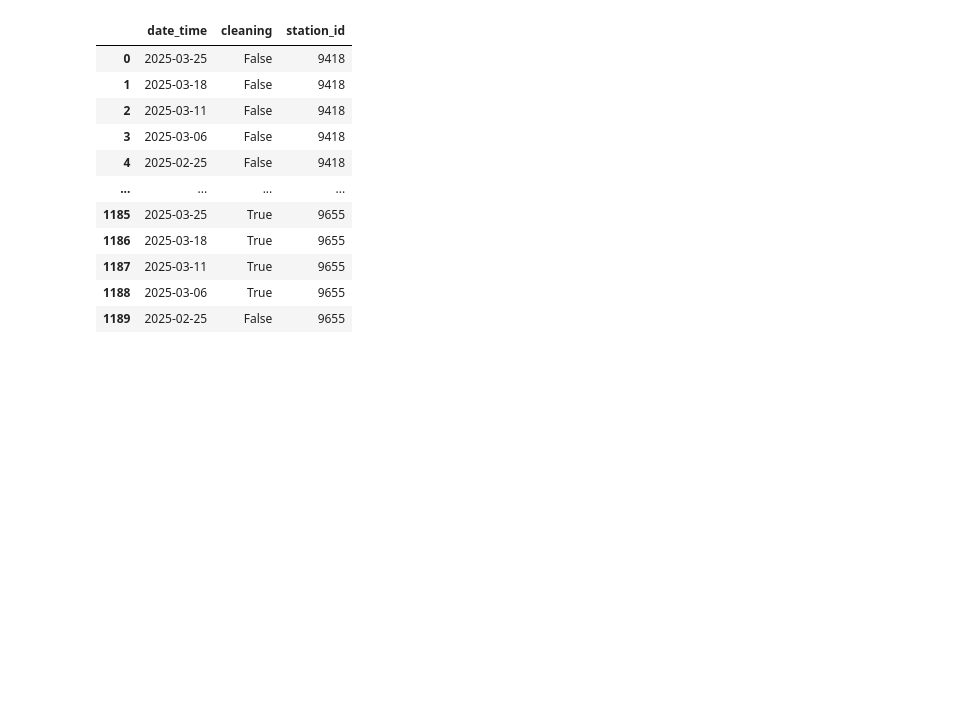
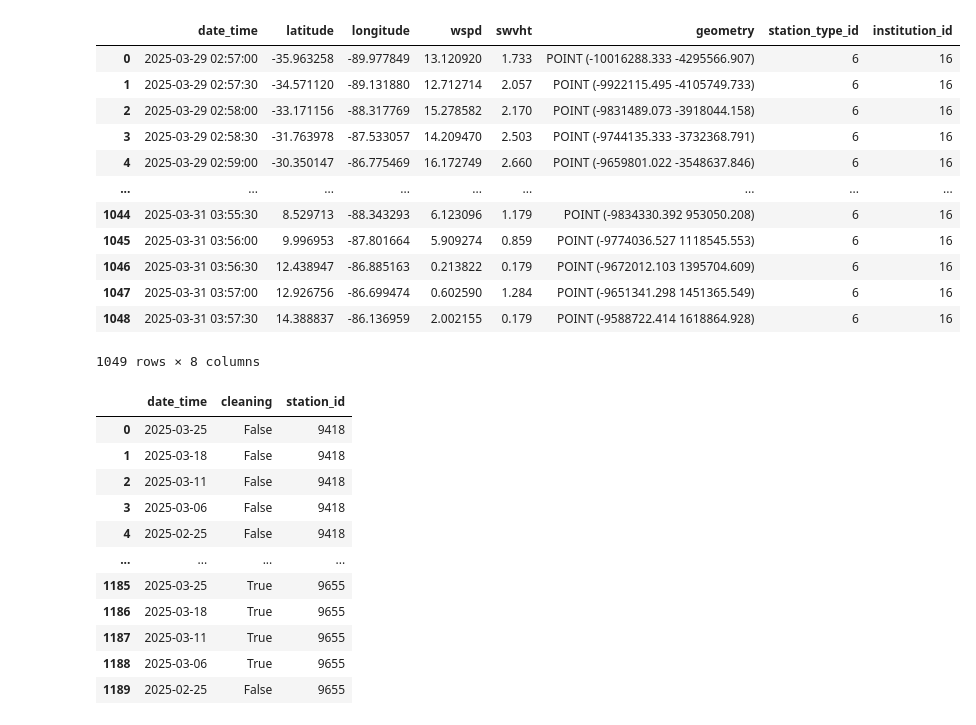
Before and after one commit to soutobias/oceanoobsbrasil, a Jupyter notebook: examples/notebooks/buoys/buoy_aqualink.ipynb, the cells around one changed output. Drawn from its saved outputs; the diff is of its cells as text; code cells hidden in the pictures; blank space fills up the shorter version.

```diff
--- a/examples/notebooks/buoys/buoy_aqualink.ipynb
+++ b/examples/notebooks/buoys/buoy_aqualink.ipynb
@@ -34,3 +75,22 @@ import time
+# %%
+oceanobs = OceanobsHandler(method="remote_sensing_altimeter", n_workers=8)
+output_data = oceanobs.run_pipeline()
+# %%
+output_data
+# %% [output]
+|  | date_time | latitude | longitude | wspd | swvht | geometry | station_type_id | institution_id |
+| 0 | 2025-03-29 02:57:00 | -35.963258 | -89.977849 | 13.120920 | 1.733 | POINT (-10016288.333 -4295566.907) | 6 | 16 |
+| 1 | 2025-03-29 02:57:30 | -34.571120 | -89.131880 | 12.712714 | 2.057 | POINT (-9922115.495 -4105749.733) | 6 | 16 |
+| 2 | 2025-03-29 02:58:00 | -33.171156 | -88.317769 | 15.278582 | 2.170 | POINT (-9831489.073 -3918044.158) | 6 | 16 |
+| 3 | 2025-03-29 02:58:30 | -31.763978 | -87.533057 | 14.209470 | 2.503 | POINT (-9744135.333 -3732368.791) | 6 | 16 |
+| 4 | 2025-03-29 02:59:00 | -30.350147 | -86.775469 | 16.172749 | 2.660 | POINT (-9659801.022 -3548637.846) | 6 | 16 |
+| ... | ... | ... | ... | ... | ... | ... | ... | ... |
+| 1044 | 2025-03-31 03:55:30 | 8.529713 | -88.343293 | 6.123096 | 1.179 | POINT (-9834330.392 953050.208) | 6 | 16 |
+| 1045 | 2025-03-31 03:56:00 | 9.996953 | -87.801664 | 5.909274 | 0.859 | POINT (-9774036.527 1118545.553) | 6 | 16 |
+| 1046 | 2025-03-31 03:56:30 | 12.438947 | -86.885163 | 0.213822 | 0.179 | POINT (-9672012.103 1395704.609) | 6 | 16 |
+| 1047 | 2025-03-31 03:57:00 | 12.926756 | -86.699474 | 0.602590 | 1.284 | POINT (-9651341.298 1451365.549) | 6 | 16 |
+| 1048 | 2025-03-31 03:57:30 | 14.388837 | -86.136959 | 2.002155 | 0.179 | POINT (-9588722.414 1618864.928) | 6 | 16 |
+1049 rows × 8 columns
 # %%
 oceanobs = OceanobsHandler(method="water_quality_sc")
 output_data = oceanobs.run_pipeline()
```
Also changed, not shown: parts of 2 cells of this notebook, 6 other files.
